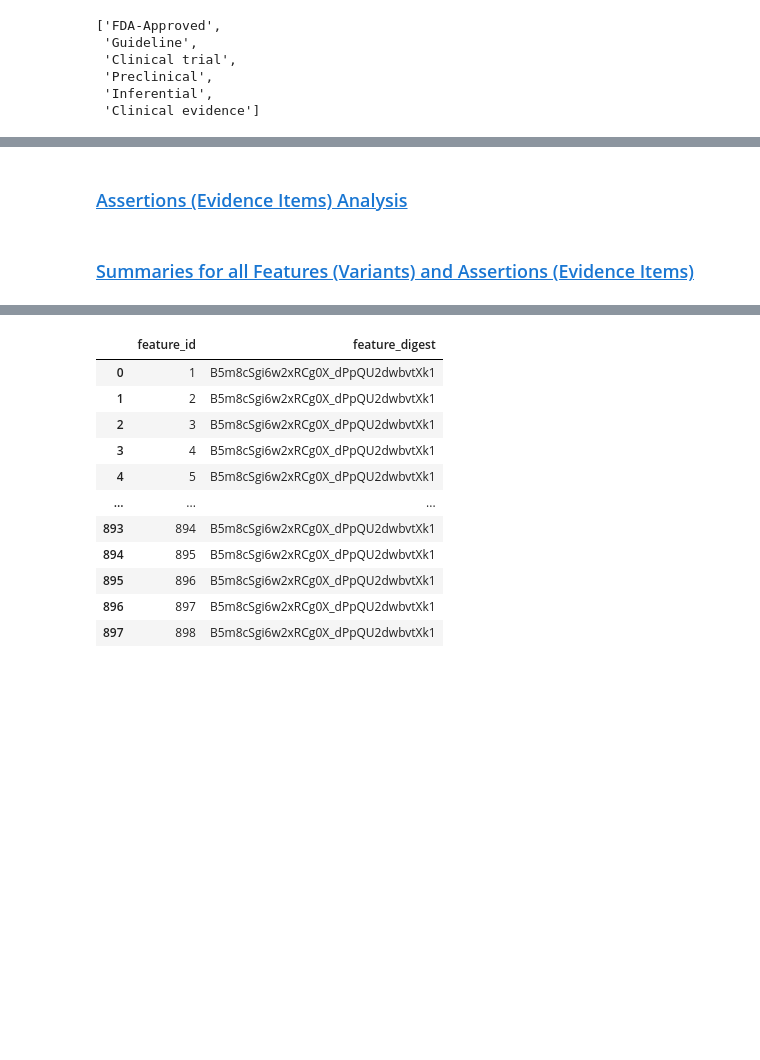
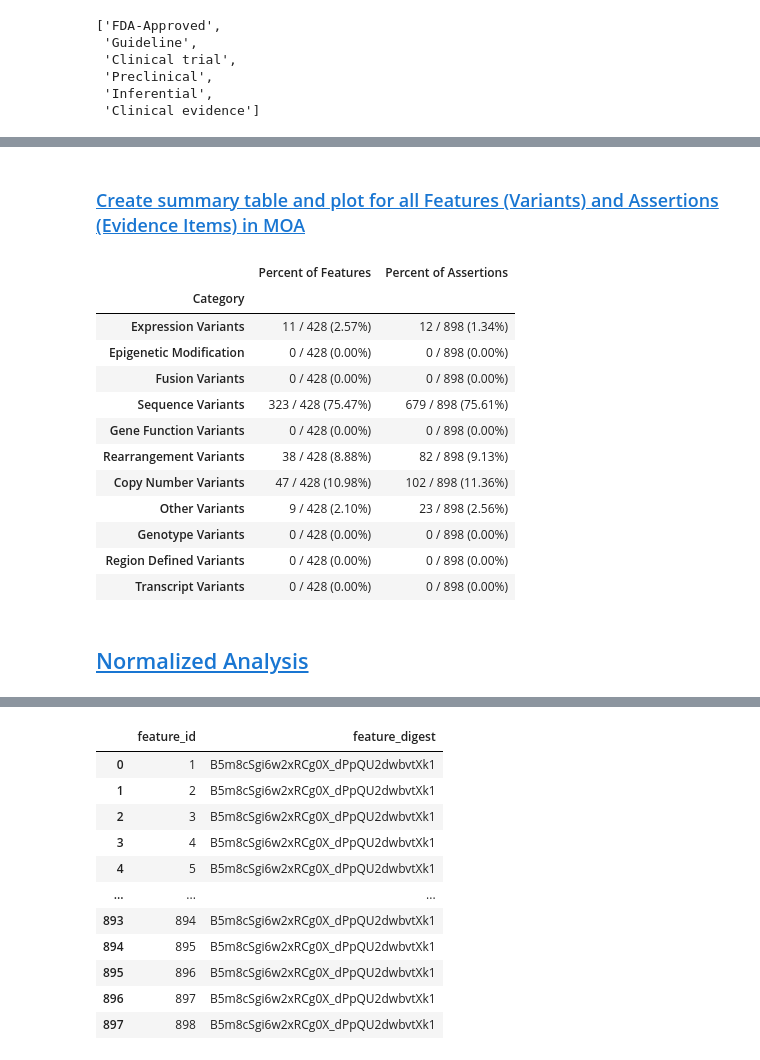
Before and after one commit to GenomicMedLab/variation-normalizer-manuscript, a Jupyter notebook: analysis/moa/assertion_analysis/moa_assertion_analysis.ipynb, the cells around one changed output, grey strips where cells are left out. Drawn from its saved outputs; the diff is of its cells as text; code cells hidden in the pictures; blank space fills up the shorter version.

Commit message:
slightly restructure outline and remove impact analysis from normalized variants

```diff
--- a/analysis/moa/assertion_analysis/moa_assertion_analysis.ipynb
+++ b/analysis/moa/assertion_analysis/moa_assertion_analysis.ipynb
@@ -351 +486,3 @@ Transcript Variants: 0
+# %%
+moa_feature_data = calc_perc_item_analysis(moa_df, ItemType.FEATURE, total_len_features)
 # %% [markdown]
@@ -394,2 +490,4 @@ def calc_perc_item_analysis(item_type: ItemType, total_len: int) -> dict:
-# %%
-moa_feature_data = calc_perc_item_analysis(ItemType.FEATURE, total_len_features)
+# %%
+moa_assertion_data = calc_perc_item_analysis(moa_df, ItemType.ASSERTION, total_len_assertions)
+# %% [markdown]
+### <a id='toc1_3_6_'></a>[Create summary table and plot for all Features (Variants) and Assertions (Evidence Items) in MOA](#toc0_)
@@ -395,0 +513,10 @@ moa_feature_data = calc_perc_item_analysis(ItemType.FEATURE, total_len_features)
+# %%
+feature_category_dict = {
+    "Category": VARIANT_CATEGORY_VALUES,
+    "Number of Features": feature_category_number,
+    "Fraction of Features": feature_category_fraction,
+    "Percent of Features": feature_category_percent,
+    "Number of Assertions": feature_category_assertion_number,
+    "Fraction of Assertions": feature_category_assertion_fraction,
+    "Percent of Assertions": feature_category_assertion_percent
+}
@@ -396,2 +528,25 @@ moa_feature_data = calc_perc_item_analysis(ItemType.FEATURE, total_len_features)
+# %%
+moa_feature_df_abbreviated = moa_feature_df[
+    [
+        "Category",
+        "Percent of Features",
+        "Percent of Assertions"
+    ]
+].copy().set_index("Category")
+moa_feature_df_abbreviated
+# %% [output]
+|  | Percent of Features | Percent of Assertions |
+| Category |  |  |
+| Expression Variants | 11 / 428 (2.57%) | 12 / 898 (1.34%) |
+| Epigenetic Modification | 0 / 428 (0.00%) | 0 / 898 (0.00%) |
+| Fusion Variants | 0 / 428 (0.00%) | 0 / 898 (0.00%) |
+| Sequence Variants | 323 / 428 (75.47%) | 679 / 898 (75.61%) |
+| Gene Function Variants | 0 / 428 (0.00%) | 0 / 898 (0.00%) |
+| Rearrangement Variants | 38 / 428 (8.88%) | 82 / 898 (9.13%) |
+| Copy Number Variants | 47 / 428 (10.98%) | 102 / 898 (11.36%) |
+| Other Variants | 9 / 428 (2.10%) | 23 / 898 (2.56%) |
+| Genotype Variants | 0 / 428 (0.00%) | 0 / 898 (0.00%) |
+| Region Defined Variants | 0 / 428 (0.00%) | 0 / 898 (0.00%) |
+| Transcript Variants | 0 / 428 (0.00%) | 0 / 898 (0.00%) |
 # %% [markdown]
-### <a id='toc1_3_6_'></a>[Assertions (Evidence Items) Analysis](#toc0_)
+## <a id='toc1_4_'></a>[Normalized Analysis](#toc0_)
@@ -400,2 +552,0 @@ moa_assertion_data = calc_perc_item_analysis(ItemType.ASSERTION, total_len_asser
-# %% [markdown]
-### <a id='toc1_3_7_'></a>[Summaries for all Features (Variants) and Assertions (Evidence Items)](#toc0_)
```
Also changed, not shown: parts of 54 cells of this notebook, 7 other files.
